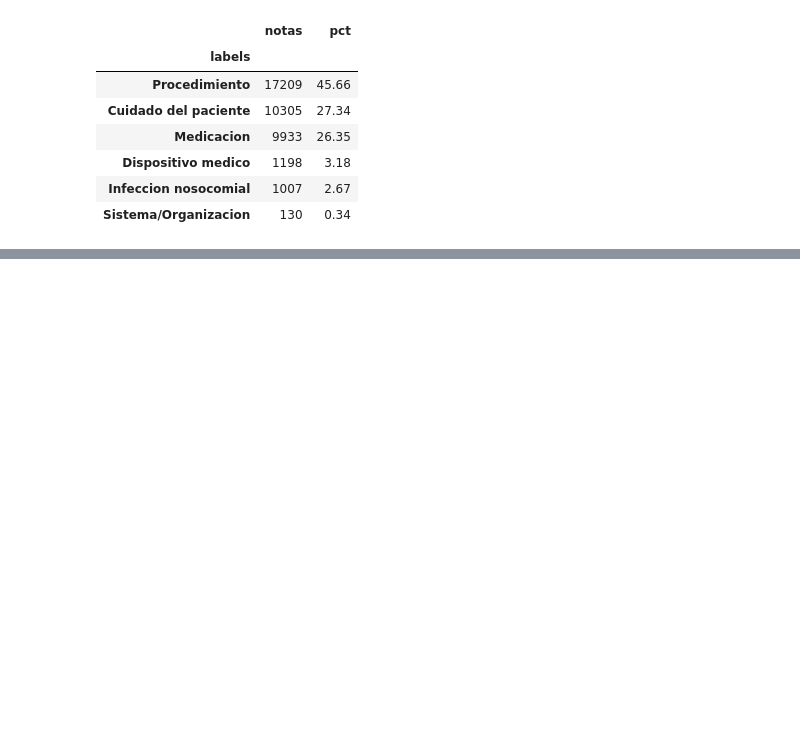
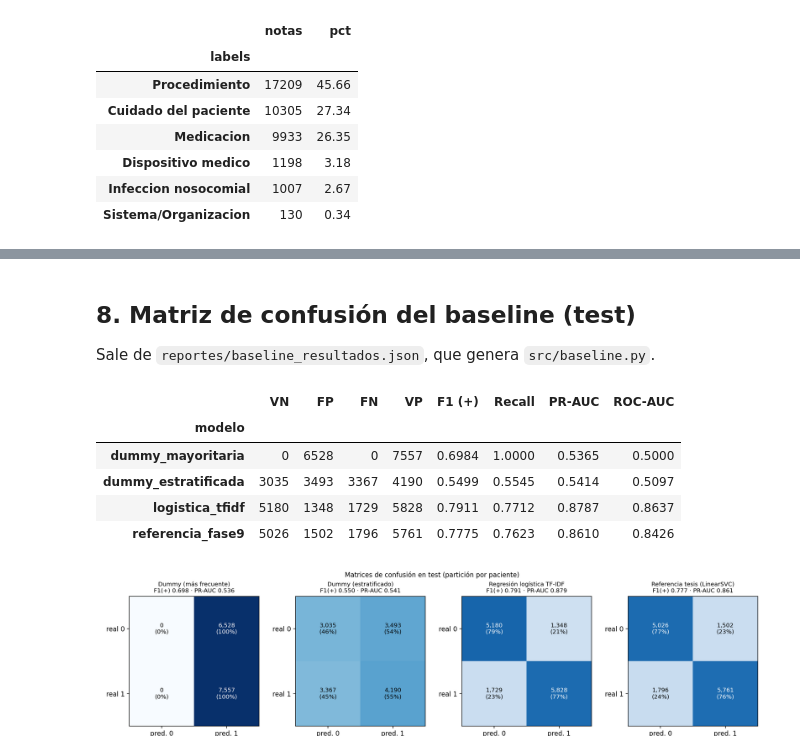
Before and after one commit to carlosperez100/mia14-trabajo-investigacion-ii-tesis-gemses-mimic, a Jupyter notebook: notebooks/01_EDA_sprint1.ipynb, the cells around one changed output, grey strips where cells are left out. Cells and saved outputs as stored; diff of their text form; code cells hidden in the pictures; blank space fills up the shorter version.

```diff
--- a/notebooks/01_EDA_sprint1.ipynb
+++ b/notebooks/01_EDA_sprint1.ipynb
@@ -144,0 +184,21 @@ Cada cifra sale de las celdas de arriba o de `reportes/baseline_resultados.json`
+# %% [markdown]
+## 8. Matriz de confusión del baseline (test)
+Sale de `reportes/baseline_resultados.json`, que genera `src/baseline.py`.
+# %%
+base = json.loads((RAIZ / "reportes/baseline_resultados.json").read_text(encoding="utf-8"))
+filas = []
+for k, m in base["modelos"].items():
+    c = m["matriz"]
+    filas.append({"modelo": k, "VN": c["vn"], "FP": c["fp"], "FN": c["fn"], "VP": c["vp"],
+                  "F1 (+)": m["f1"], "Recall": m["sensibilidad"], "PR-AUC": m["pr_auc"], "ROC-AUC": m["auc"]})
+display(pd.DataFrame(filas).set_index("modelo"))
+from IPython.display import Image
+Image(filename=str(RAIZ / "reportes/figuras/fig_matrices_confusion.png"))
+# %% [output]
+|  | VN | FP | FN | VP | F1 (+) | Recall | PR-AUC | ROC-AUC |
+| modelo |  |  |  |  |  |  |  |  |
+| dummy_mayoritaria | 0 | 6528 | 0 | 7557 | 0.6984 | 1.0000 | 0.5365 | 0.5000 |
+| dummy_estratificada | 3035 | 3493 | 3367 | 4190 | 0.5499 | 0.5545 | 0.5414 | 0.5097 |
+| logistica_tfidf | 5180 | 1348 | 1729 | 5828 | 0.7911 | 0.7712 | 0.8787 | 0.8637 |
+| referencia_fase9 | 5026 | 1502 | 1796 | 5761 | 0.7775 | 0.7623 | 0.8610 | 0.8426 |
+[figure, added]
```
Also changed, not shown: parts of 7 cells of this notebook, 10 other files.
